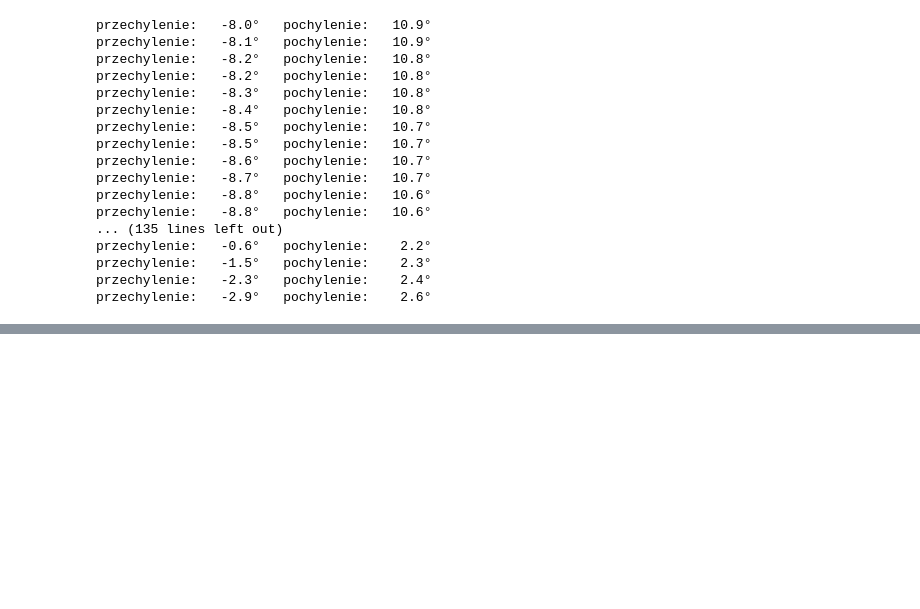
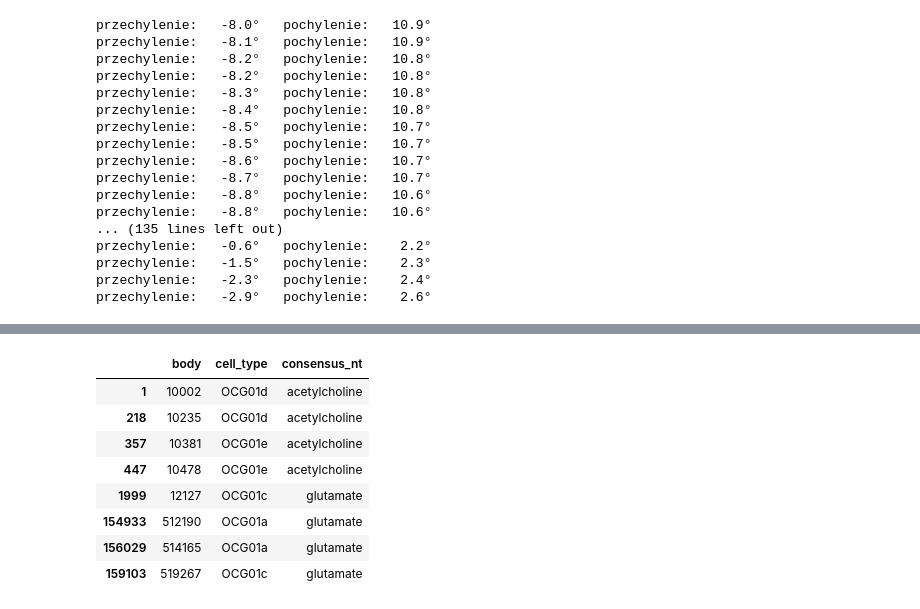
Before and after one commit to Explorjus/Fly-autopilot, a Jupyter notebook: notebooks/muszka.ipynb, the cells around one changed output, grey strips where cells are left out. Drawn from its saved outputs; the diff is of its cells as text; code cells hidden in the pictures; blank space fills up the shorter version.

```diff
--- a/notebooks/muszka.ipynb
+++ b/notebooks/muszka.ipynb
@@ -477,0 +538,7 @@ przechylenie:   -2.9°   pochylenie:    2.6°
+# %%
+ocg = ["OCG01a", "OCG01c", "OCG01d", "OCG01e"]
+
+strona_dn = wyjscia.rename(columns={"bodyId": "body_post", "somaSide": "strona_DN"})[["body_post", "strona_DN"]]
+
+ocg_do_dn = do_dnp20[do_dnp20["type_pre"].isin(ocg)].merge(strona_dn, on="body_post")
+ocg_do_dn.groupby(["type_pre", "somaSide_pre", "strona_DN"], dropna=False)["weight"].sum()
@@ -477,0 +556,13 @@ przechylenie:   -2.9°   pochylenie:    2.6°
+# %%
+nt = pd.read_feather(f"{DANE}/body-neurotransmitters-male-cns-v1.0.feather")
+nt[nt["cell_type"].isin(ocg)][["body", "cell_type", "consensus_nt"]]
+# %% [output]
+|  | body | cell_type | consensus_nt |
+| 1 | 10002 | OCG01d | acetylcholine |
+| 218 | 10235 | OCG01d | acetylcholine |
+| 357 | 10381 | OCG01e | acetylcholine |
+| 447 | 10478 | OCG01e | acetylcholine |
+| 1999 | 12127 | OCG01c | glutamate |
+| 154933 | 512190 | OCG01a | glutamate |
+| 156029 | 514165 | OCG01a | glutamate |
+| 159103 | 519267 | OCG01c | glutamate |
```
Also changed, not shown: parts of 7 cells of this notebook, 6 other files.
